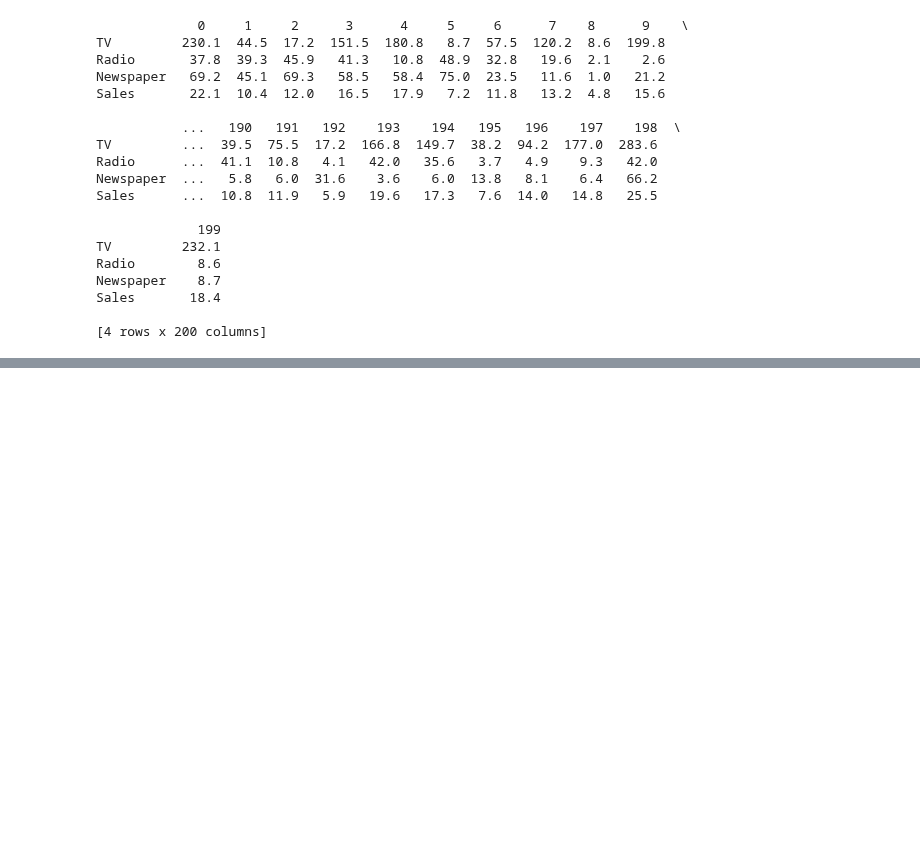
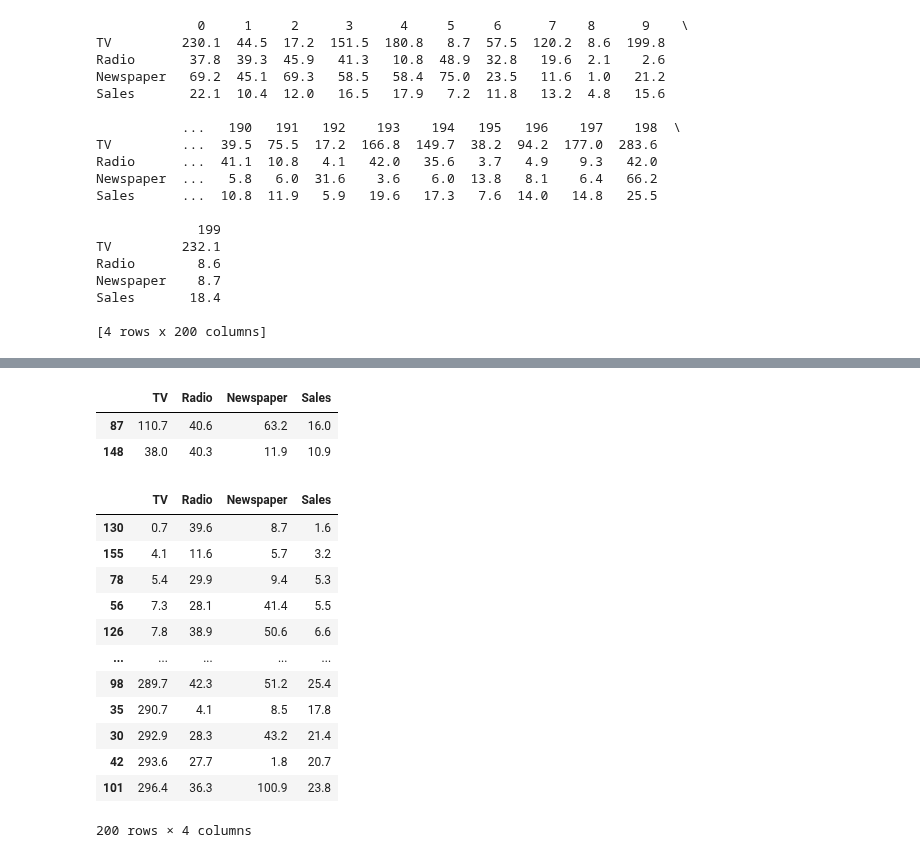
Before and after one commit to Jenniferduong20012004/JennyLearningAI, a Jupyter notebook: DataTabular.ipynb, the cells around one changed output, grey strips where cells are left out. Drawn from its saved outputs; the diff is of its cells as text; code cells hidden in the pictures; blank space fills up the shorter version.

```diff
--- a/DataTabular.ipynb
+++ b/DataTabular.ipynb
@@ -105,0 +177,23 @@ Sales       18.4
+# %%
+data.loc [(data.Radio >40) &(data.Radio <41) ]
+# %% [output]
+|  | TV | Radio | Newspaper | Sales |
+| 87 | 110.7 | 40.6 | 63.2 | 16.0 |
+| 148 | 38.0 | 40.3 | 11.9 | 10.9 |
+# %%
+#sort theo value
+data.sort_values("TV")
+# %% [output]
+|  | TV | Radio | Newspaper | Sales |
+| 130 | 0.7 | 39.6 | 8.7 | 1.6 |
+| 155 | 4.1 | 11.6 | 5.7 | 3.2 |
+| 78 | 5.4 | 29.9 | 9.4 | 5.3 |
+| 56 | 7.3 | 28.1 | 41.4 | 5.5 |
+| 126 | 7.8 | 38.9 | 50.6 | 6.6 |
+| ... | ... | ... | ... | ... |
+| 98 | 289.7 | 42.3 | 51.2 | 25.4 |
+| 35 | 290.7 | 4.1 | 8.5 | 17.8 |
+| 30 | 292.9 | 28.3 | 43.2 | 21.4 |
+| 42 | 293.6 | 27.7 | 1.8 | 20.7 |
+| 101 | 296.4 | 36.3 | 100.9 | 23.8 |
+200 rows × 4 columns
```
Also changed, not shown: parts of 6 cells of this notebook.
